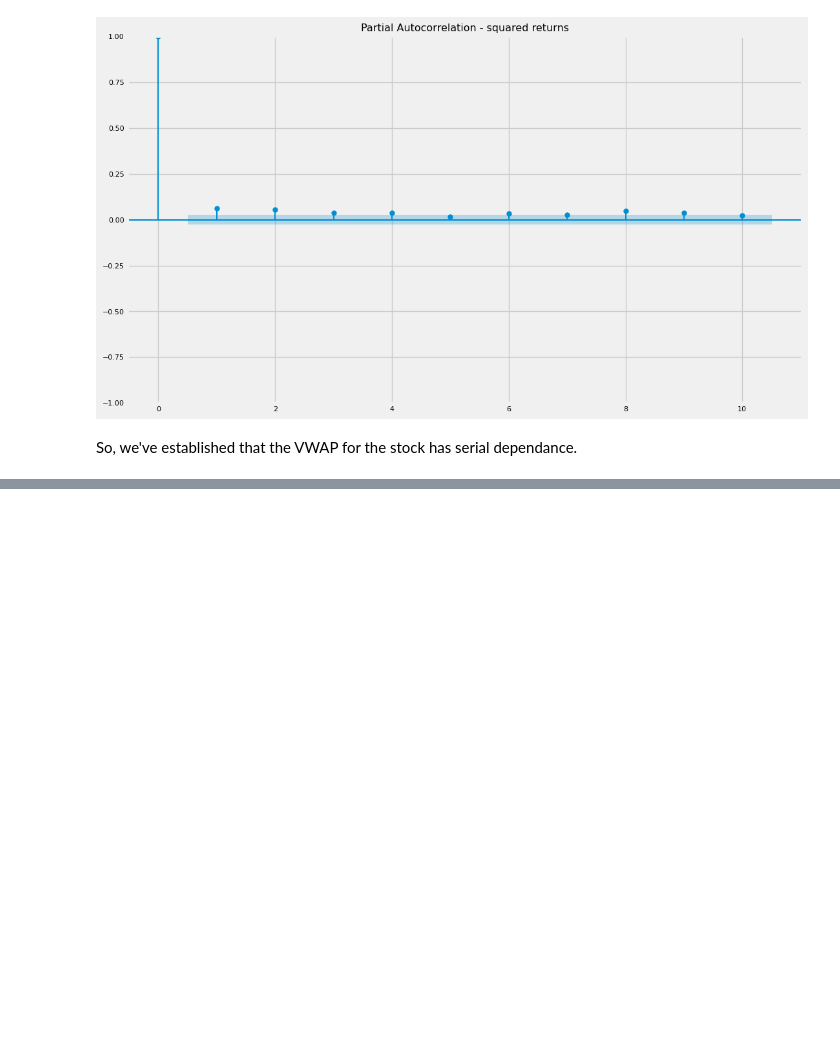
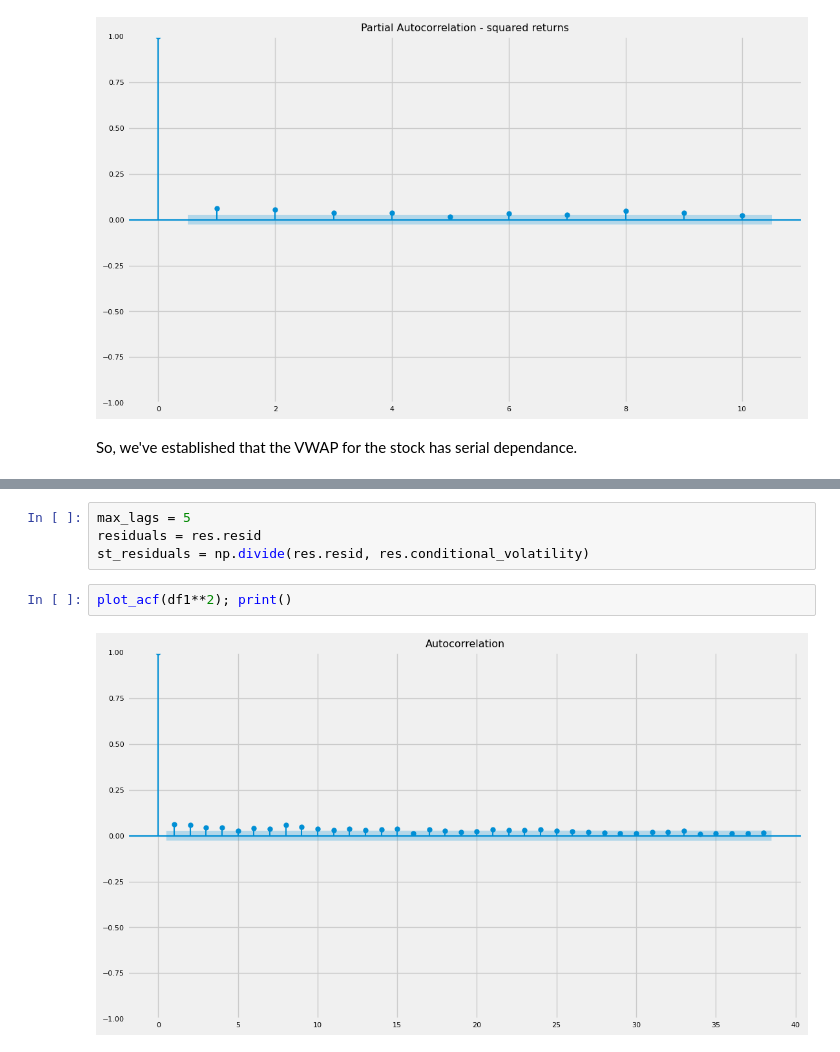
Before and after one commit to bachaudhry/time_series, a Jupyter notebook: ts_with_k/05_Financial_Applications.ipynb, the cells around one changed output, grey strips where cells are left out. Cells and saved outputs as stored; diff of their text form; blank space fills up the shorter version.

```diff
--- a/ts_with_k/05_Financial_Applications.ipynb
+++ b/ts_with_k/05_Financial_Applications.ipynb
@@ -71,0 +110,8 @@ So, we've established that the VWAP for the stock has serial dependance.
+# %%
+max_lags = 5
+residuals = res.resid
+st_residuals = np.divide(res.resid, res.conditional_volatility)
+# %%
+plot_acf(df1**2); print()
+# %% [output]
+[figure, added]
```
Also changed, not shown: parts of 13 cells of this notebook.
